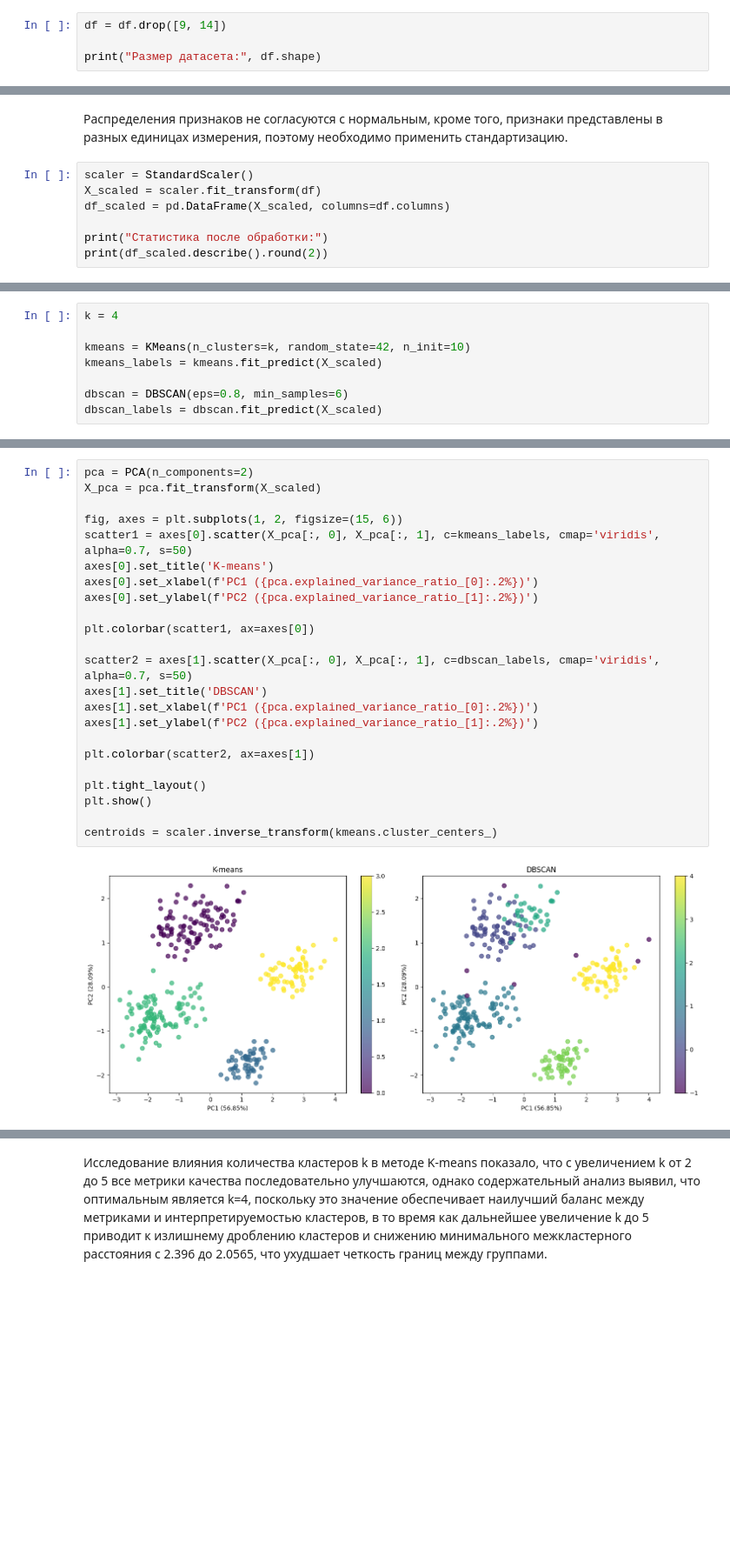
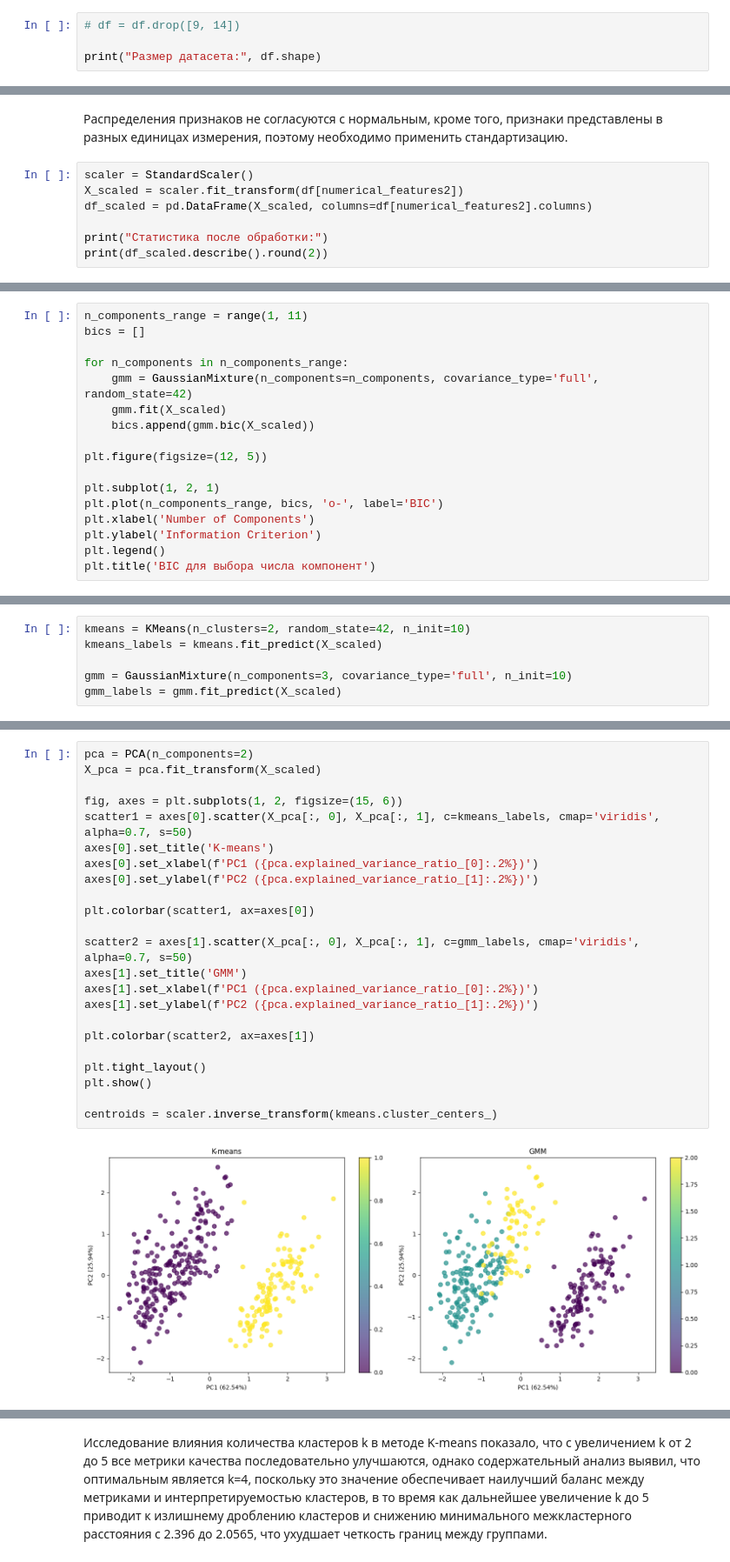
Before and after one commit to vchkashka/-_4, a Jupyter notebook: lab4_penguins.ipynb, the cells around one changed output, grey strips where cells are left out. Shown at 87% size. Saved outputs shown, nothing was run; the diff lists cells and outputs as text; blank space fills up the shorter version.

```diff
--- a/lab4_penguins.ipynb
+++ b/lab4_penguins.ipynb
@@ -109,7 +125,7 @@ print(df[df["flipper_length_mm"] < 0])
 # %% [markdown]
 В flipper_length_mm всего 2 выброса, поэтому, действительно, можно просто исключить их.
 # %%
-df = df.drop([9, 14])
+# df = df.drop([9, 14])
 
 print("Размер датасета:", df.shape)
 # %% [output]
@@ -147,8 +174,8 @@ plt.show()
 Распределения признаков не согласуются с нормальным, кроме того, признаки представлены в разных единицах измерения, поэтому необходимо применить стандартизацию.
 # %%
 scaler = StandardScaler()
-X_scaled = scaler.fit_transform(df)
-df_scaled = pd.DataFrame(X_scaled, columns=df.columns)
+X_scaled = scaler.fit_transform(df[numerical_features2])
+df_scaled = pd.DataFrame(X_scaled, columns=df[numerical_features2].columns)
 
 print("Статистика после обработки:")
 print(df_scaled.describe().round(2))
@@ -257,0 +249,17 @@ plt.show()
+# %%
+n_components_range = range(1, 11)
+bics = []
+
+for n_components in n_components_range:
+    gmm = GaussianMixture(n_components=n_components, covariance_type='full', random_state=42)
+    gmm.fit(X_scaled)
+    bics.append(gmm.bic(X_scaled))
+
+plt.figure(figsize=(12, 5))
+
+plt.subplot(1, 2, 1)
+plt.plot(n_components_range, bics, 'o-', label='BIC')
+plt.xlabel('Number of Components')
+plt.ylabel('Information Criterion')
+plt.legend()
+plt.title('BIC для выбора числа компонент')
@@ -258,11 +269,9 @@ plt.show()
 # %%
-k = 4
-
-kmeans = KMeans(n_clusters=k, random_state=42, n_init=10)
+kmeans = KMeans(n_clusters=2, random_state=42, n_init=10)
 kmeans_labels = kmeans.fit_predict(X_scaled)
 
-dbscan = DBSCAN(eps=0.8, min_samples=6)
-dbscan_labels = dbscan.fit_predict(X_scaled)
+gmm = GaussianMixture(n_components=3, covariance_type='full', n_init=10)
+gmm_labels = gmm.fit_predict(X_scaled)
 # %%
 def calculate_cluster_metrics(X, labels, method_name):
     unique_labels = np.unique(labels)
@@ -413,28 +447,28 @@ K-means         4        0     0.5076            363.79         0.7631
 # %%
 pca = PCA(n_components=2)
 X_pca = pca.fit_transform(X_scaled)
 
 fig, axes = plt.subplots(1, 2, figsize=(15, 6))
 scatter1 = axes[0].scatter(X_pca[:, 0], X_pca[:, 1], c=kmeans_labels, cmap='viridis', alpha=0.7, s=50)
 axes[0].set_title('K-means')
 axes[0].set_xlabel(f'PC1 ({pca.explained_variance_ratio_[0]:.2%})')
 axes[0].set_ylabel(f'PC2 ({pca.explained_variance_ratio_[1]:.2%})')
 
 plt.colorbar(scatter1, ax=axes[0])
 
-scatter2 = axes[1].scatter(X_pca[:, 0], X_pca[:, 1], c=dbscan_labels, cmap='viridis', alpha=0.7, s=50)
-axes[1].set_title('DBSCAN')
+scatter2 = axes[1].scatter(X_pca[:, 0], X_pca[:, 1], c=gmm_labels, cmap='viridis', alpha=0.7, s=50)
+axes[1].set_title('GMM')
 axes[1].set_xlabel(f'PC1 ({pca.explained_variance_ratio_[0]:.2%})')
 axes[1].set_ylabel(f'PC2 ({pca.explained_variance_ratio_[1]:.2%})')
 
 plt.colorbar(scatter2, ax=axes[1])
 
 plt.tight_layout()
 plt.show()
 
 centroids = scaler.inverse_transform(kmeans.cluster_centers_)
 # %% [output]
-[figure, old version]
+[figure, new version]
 # %%
 print("Центры кластеров K-means")
 centroids_analysis = []
```
Also changed, not shown: parts of 23 cells of this notebook, 1 other file.
